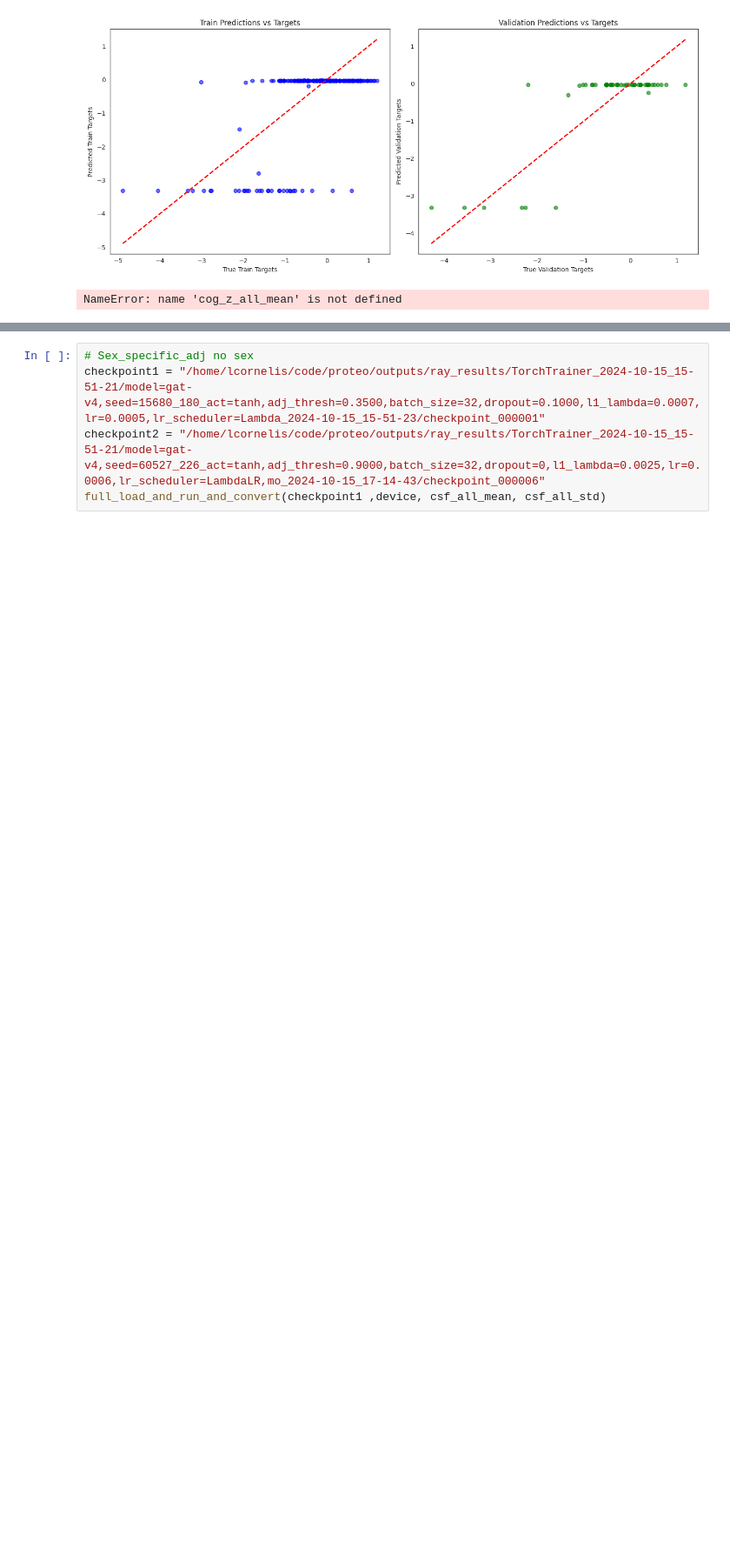
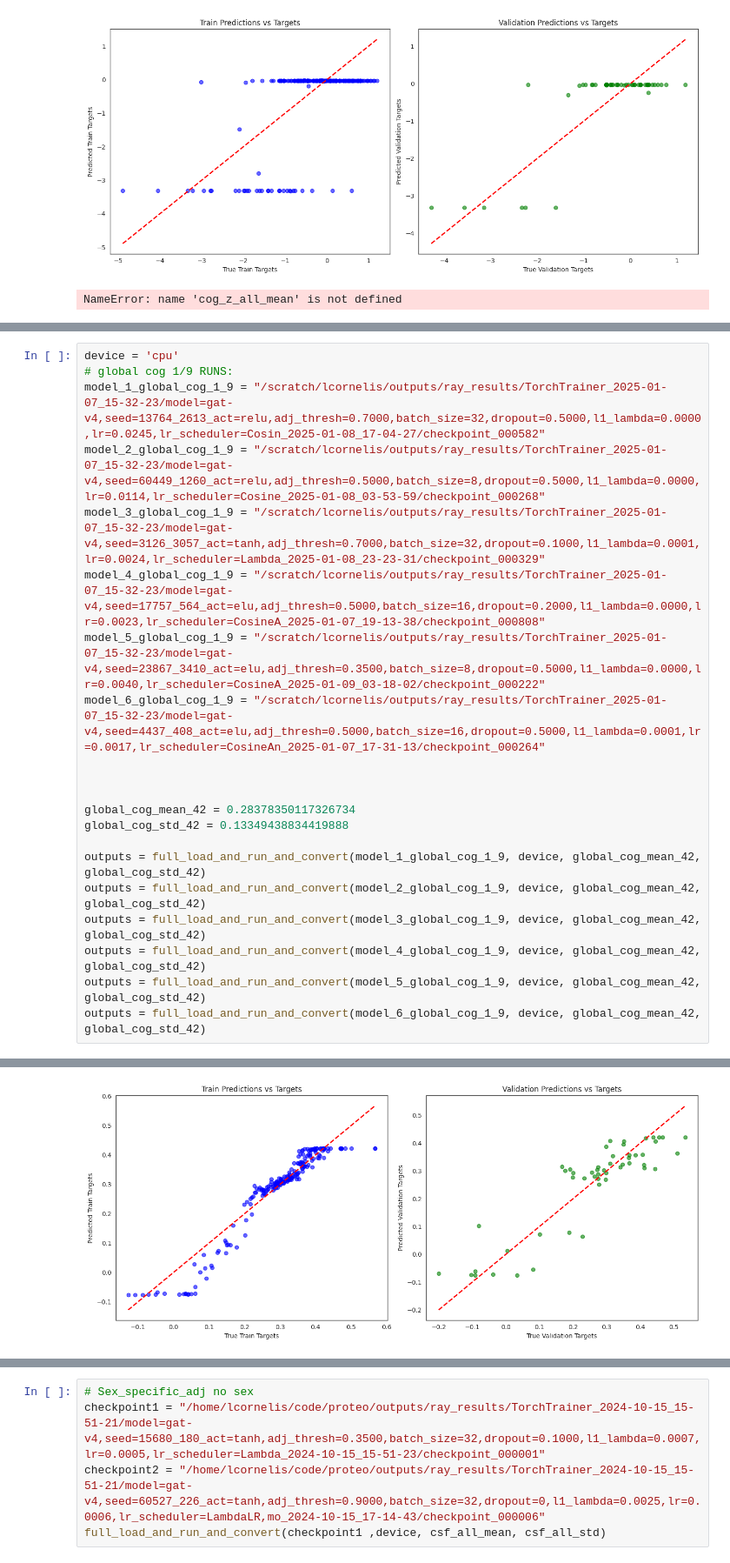
Before and after one commit to geometric-intelligence/proteo, a Jupyter notebook: proteo/checkpoint_analysis.ipynb, the cells around one changed output, grey strips where cells are left out. Shown at 87% size. Drawn from its saved outputs; the diff is of its cells as text; blank space fills up the shorter version.

```diff
--- a/proteo/checkpoint_analysis.ipynb
+++ b/proteo/checkpoint_analysis.ipynb
@@ -411,0 +580,22 @@ RuntimeError: Given normalized_shape=[7258], expected input with shape [*, 7258]
+# %%
+device = 'cpu'
+# global cog 1/9 RUNS:
+model_1_global_cog_1_9 = "/scratch/lcornelis/outputs/ray_results/TorchTrainer_2025-01-07_15-32-23/model=gat-v4,seed=13764_2613_act=relu,adj_thresh=0.7000,batch_size=32,dropout=0.5000,l1_lambda=0.0000,lr=0.0245,lr_scheduler=Cosin_2025-01-08_17-04-27/checkpoint_000582"
+model_2_global_cog_1_9 = "/scratch/lcornelis/outputs/ray_results/TorchTrainer_2025-01-07_15-32-23/model=gat-v4,seed=60449_1260_act=relu,adj_thresh=0.5000,batch_size=8,dropout=0.5000,l1_lambda=0.0000,lr=0.0114,lr_scheduler=Cosine_2025-01-08_03-53-59/checkpoint_000268"
+model_3_global_cog_1_9 = "/scratch/lcornelis/outputs/ray_results/TorchTrainer_2025-01-07_15-32-23/model=gat-v4,seed=3126_3057_act=tanh,adj_thresh=0.7000,batch_size=32,dropout=0.1000,l1_lambda=0.0001,lr=0.0024,lr_scheduler=Lambda_2025-01-08_23-23-31/checkpoint_000329"
+model_4_global_cog_1_9 = "/scratch/lcornelis/outputs/ray_results/TorchTrainer_2025-01-07_15-32-23/model=gat-v4,seed=17757_564_act=elu,adj_thresh=0.5000,batch_size=16,dropout=0.2000,l1_lambda=0.0000,lr=0.0023,lr_scheduler=CosineA_2025-01-07_19-13-38/checkpoint_000808"
+model_5_global_cog_1_9 = "/scratch/lcornelis/outputs/ray_results/TorchTrainer_2025-01-07_15-32-23/model=gat-v4,seed=23867_3410_act=elu,adj_thresh=0.3500,batch_size=8,dropout=0.5000,l1_lambda=0.0000,lr=0.0040,lr_scheduler=CosineA_2025-01-09_03-18-02/checkpoint_000222"
+model_6_global_cog_1_9 = "/scratch/lcornelis/outputs/ray_results/TorchTrainer_2025-01-07_15-32-23/model=gat-v4,seed=4437_408_act=elu,adj_thresh=0.5000,batch_size=16,dropout=0.5000,l1_lambda=0.0001,lr=0.0017,lr_scheduler=CosineAn_2025-01-07_17-31-13/checkpoint_000264"
+
+
+
+global_cog_mean_42 = 0.28378350117326734
+global_cog_std_42 = 0.13349438834419888
+
+outputs = full_load_and_run_and_convert(model_1_global_cog_1_9, device, global_cog_mean_42, global_cog_std_42)
+outputs = full_load_and_run_and_convert(model_2_global_cog_1_9, device, global_cog_mean_42, global_cog_std_42)
+outputs = full_load_and_run_and_convert(model_3_global_cog_1_9, device, global_cog_mean_42, global_cog_std_42)
+outputs = full_load_and_run_and_convert(model_4_global_cog_1_9, device, global_cog_mean_42, global_cog_std_42)
+outputs = full_load_and_run_and_convert(model_5_global_cog_1_9, device, global_cog_mean_42, global_cog_std_42)
+outputs = full_load_and_run_and_convert(model_6_global_cog_1_9, device, global_cog_mean_42, global_cog_std_42)
+# %% [output]
@@ -411,0 +619 @@ RuntimeError: Given normalized_shape=[7258], expected input with shape [*, 7258]
+[figure, added]
```
Also changed, not shown: parts of 6 cells of this notebook, 2 other files.
